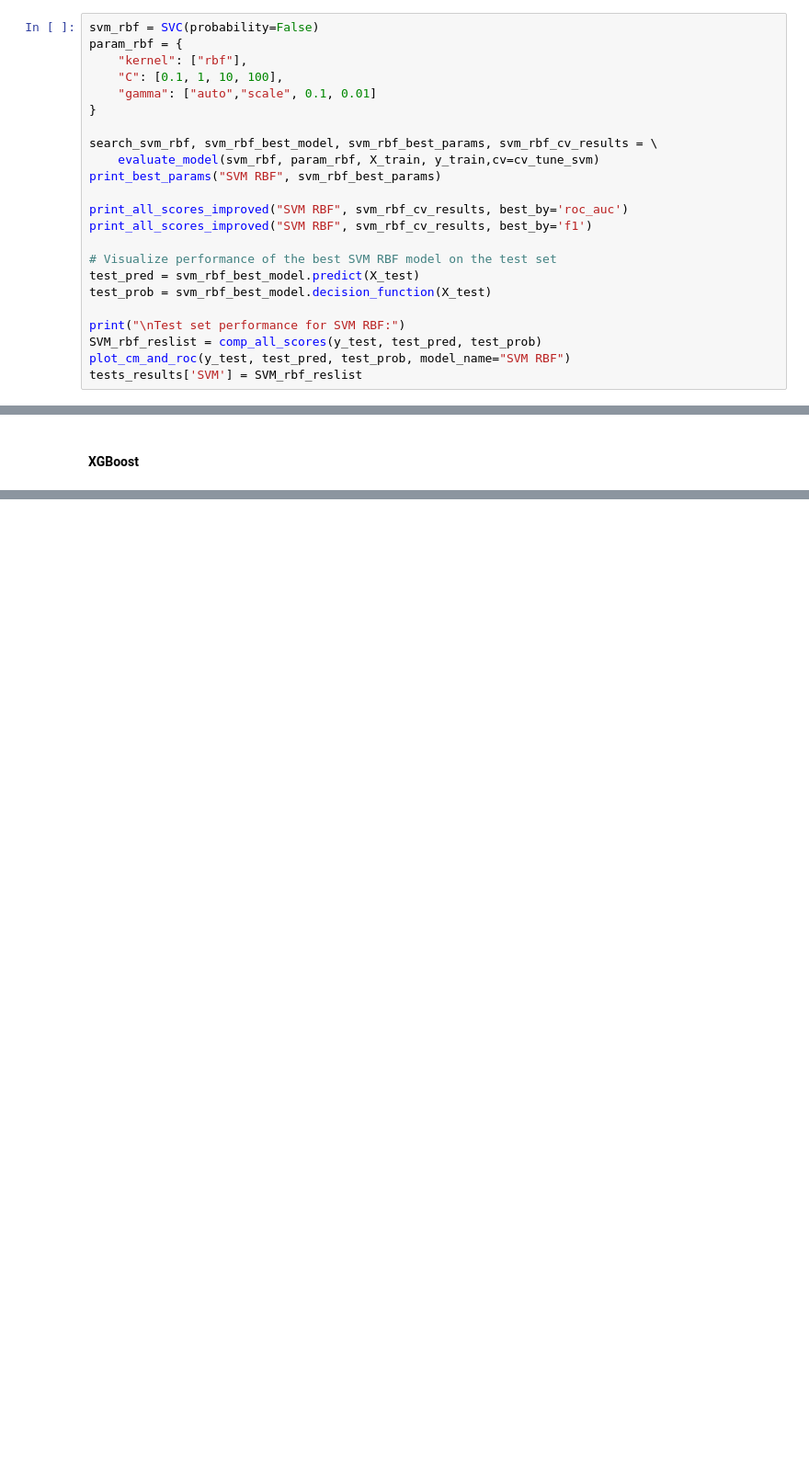
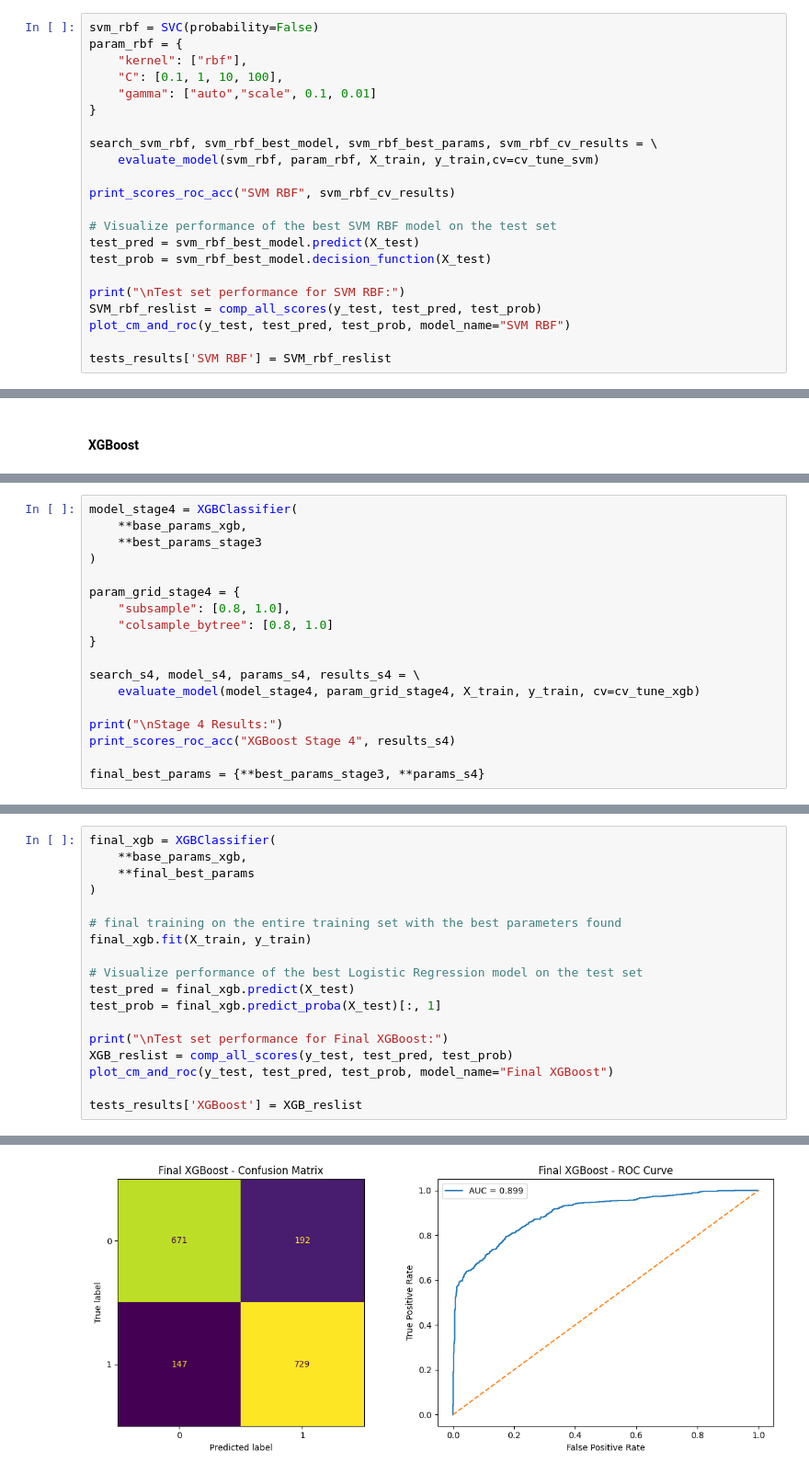
Before and after one commit to YarinArava/SpaceShipTitanic_FinalProject, a Jupyter notebook: Spaceship_Titanic_corrected.ipynb, the cells around one changed output, grey strips where cells are left out. Shown at 92% size. Cells and saved outputs as stored; diff of their text form; blank space fills up the shorter version.

```diff
--- a/Spaceship_Titanic_corrected.ipynb
+++ b/Spaceship_Titanic_corrected.ipynb
@@ -2481,10 +2489,8 @@ param_rbf = {
 
 search_svm_rbf, svm_rbf_best_model, svm_rbf_best_params, svm_rbf_cv_results = \
     evaluate_model(svm_rbf, param_rbf, X_train, y_train,cv=cv_tune_svm)
-print_best_params("SVM RBF", svm_rbf_best_params)
 
-print_all_scores_improved("SVM RBF", svm_rbf_cv_results, best_by='roc_auc')
-print_all_scores_improved("SVM RBF", svm_rbf_cv_results, best_by='f1')
+print_scores_roc_acc("SVM RBF", svm_rbf_cv_results)
 
 # Visualize performance of the best SVM RBF model on the test set
 test_pred = svm_rbf_best_model.predict(X_test)
@@ -2493,5 +2499,6 @@ test_prob = svm_rbf_best_model.decision_function(X_test)
 print("\nTest set performance for SVM RBF:")
 SVM_rbf_reslist = comp_all_scores(y_test, test_pred, test_prob)
 plot_cm_and_roc(y_test, test_pred, test_prob, model_name="SVM RBF")
-tests_results['SVM'] = SVM_rbf_reslist
+
+tests_results['SVM RBF'] = SVM_rbf_reslist
 # %% [output]
@@ -3078,0 +3193,18 @@ Best model by Recall: QDA
+# %%
+model_stage4 = XGBClassifier(
+    **base_params_xgb,
+    **best_params_stage3
+)
+
+param_grid_stage4 = {
+    "subsample": [0.8, 1.0],
+    "colsample_bytree": [0.8, 1.0]
+}
+
+search_s4, model_s4, params_s4, results_s4 = \
+    evaluate_model(model_stage4, param_grid_stage4, X_train, y_train, cv=cv_tune_xgb)
+
+print("\nStage 4 Results:")
+print_scores_roc_acc("XGBoost Stage 4", results_s4)
+
+final_best_params = {**best_params_stage3, **params_s4}
@@ -3078,0 +3229,19 @@ Best model by Recall: QDA
+# %%
+final_xgb = XGBClassifier(
+    **base_params_xgb,
+    **final_best_params
+)
+
+# final training on the entire training set with the best parameters found
+final_xgb.fit(X_train, y_train)
+
+# Visualize performance of the best Logistic Regression model on the test set
+test_pred = final_xgb.predict(X_test)
+test_prob = final_xgb.predict_proba(X_test)[:, 1]
+
+print("\nTest set performance for Final XGBoost:")
+XGB_reslist = comp_all_scores(y_test, test_pred, test_prob)
+plot_cm_and_roc(y_test, test_pred, test_prob, model_name="Final XGBoost")
+
+tests_results['XGBoost'] = XGB_reslist
+# %% [output]
@@ -3078,0 +3254 @@ Best model by Recall: QDA
+[figure, added]
```
Also changed, not shown: parts of 28 cells of this notebook, 3 other files.
